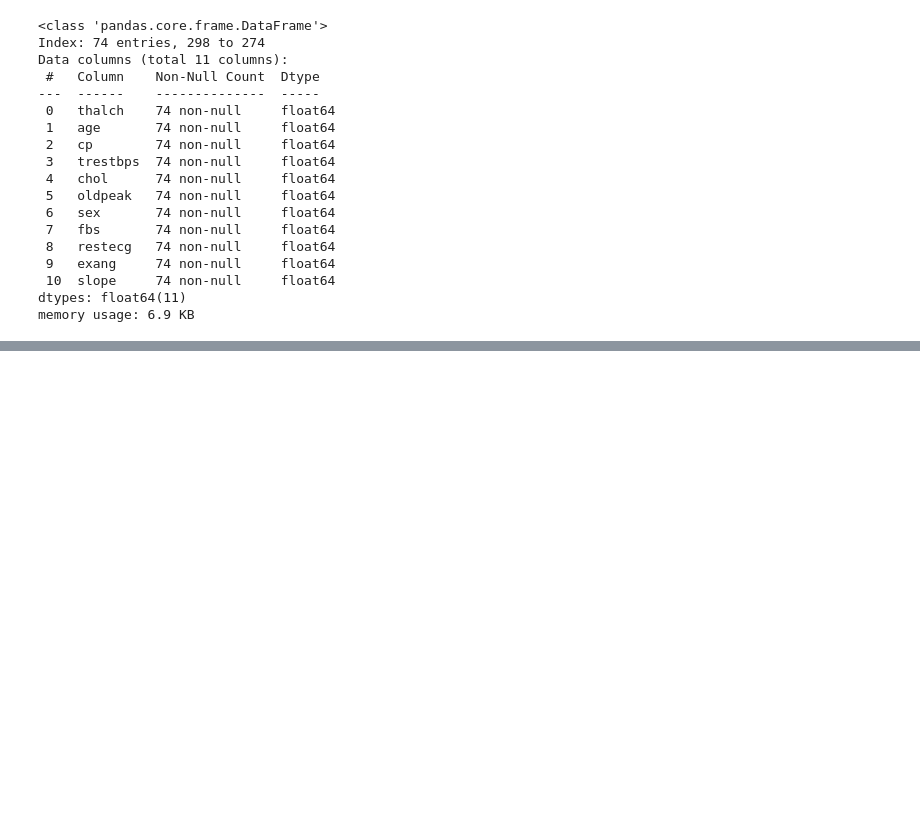
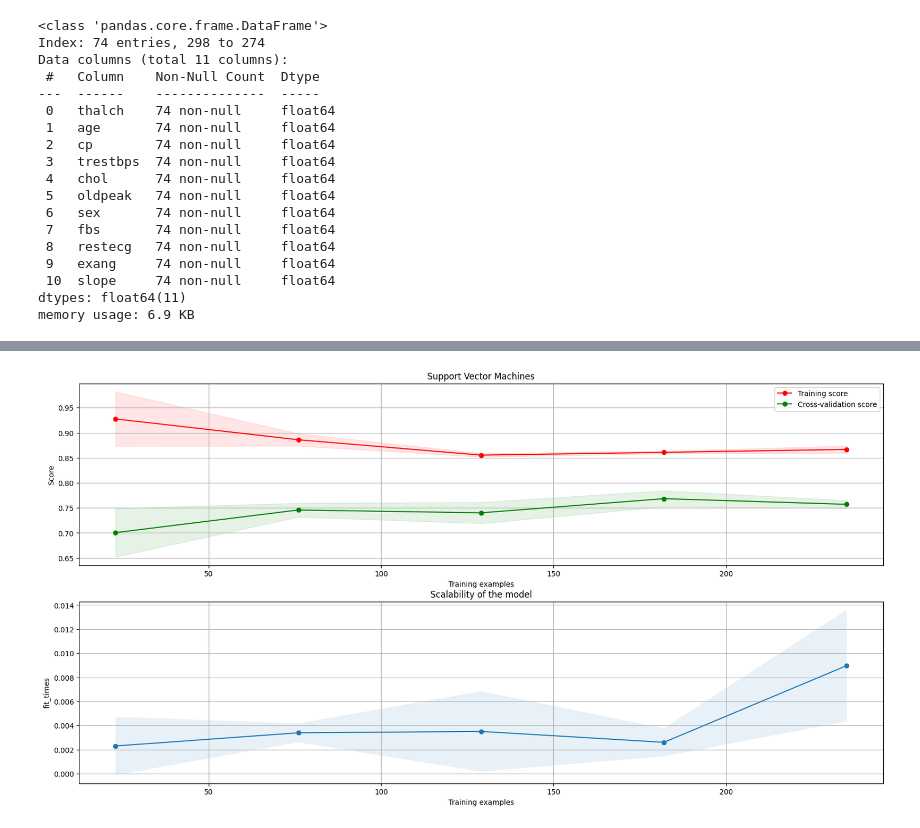
Before and after one commit to okechukwuchude/Heart-disease-prediction, a Jupyter notebook: hearth disease prediction.ipynb, the cells around one changed output, grey strips where cells are left out. Cells and saved outputs as stored; diff of their text form; code cells hidden in the pictures; blank space fills up the shorter version.

```diff
--- a/hearth disease prediction.ipynb
+++ b/hearth disease prediction.ipynb
@@ -461,0 +713,5 @@ memory usage: 6.9 KB
+# %%
+# Building learning curve of model
+plot_learning_curve(svr, "Support Vector Machines", train, target, cv=cv_train)
+# %% [output]
+[figure, added]
```
Also changed, not shown: parts of 19 cells of this notebook.
